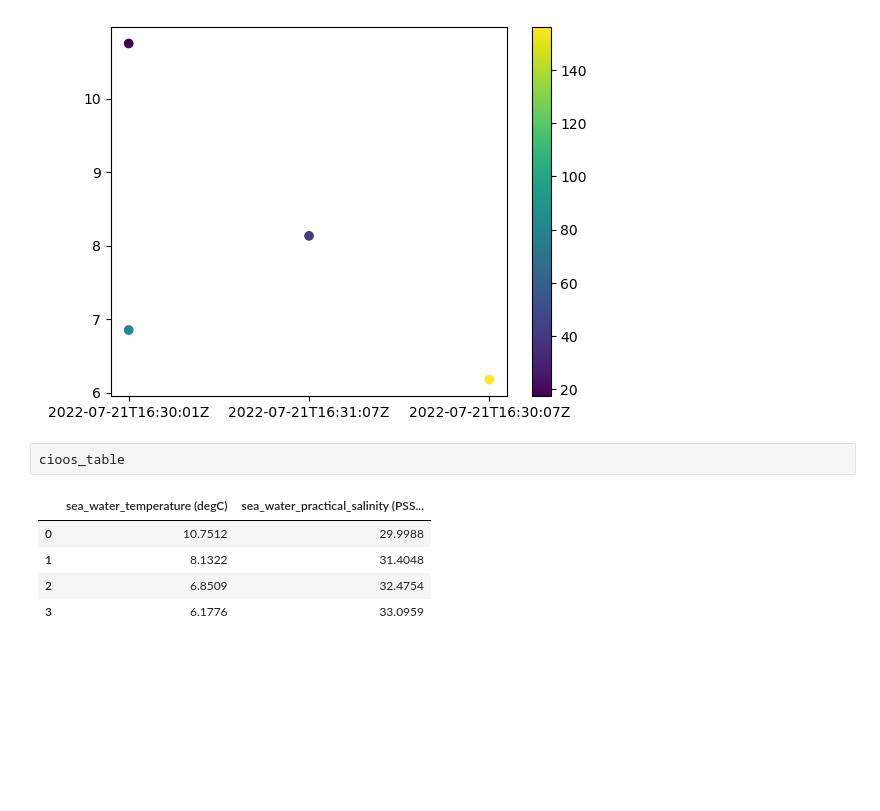
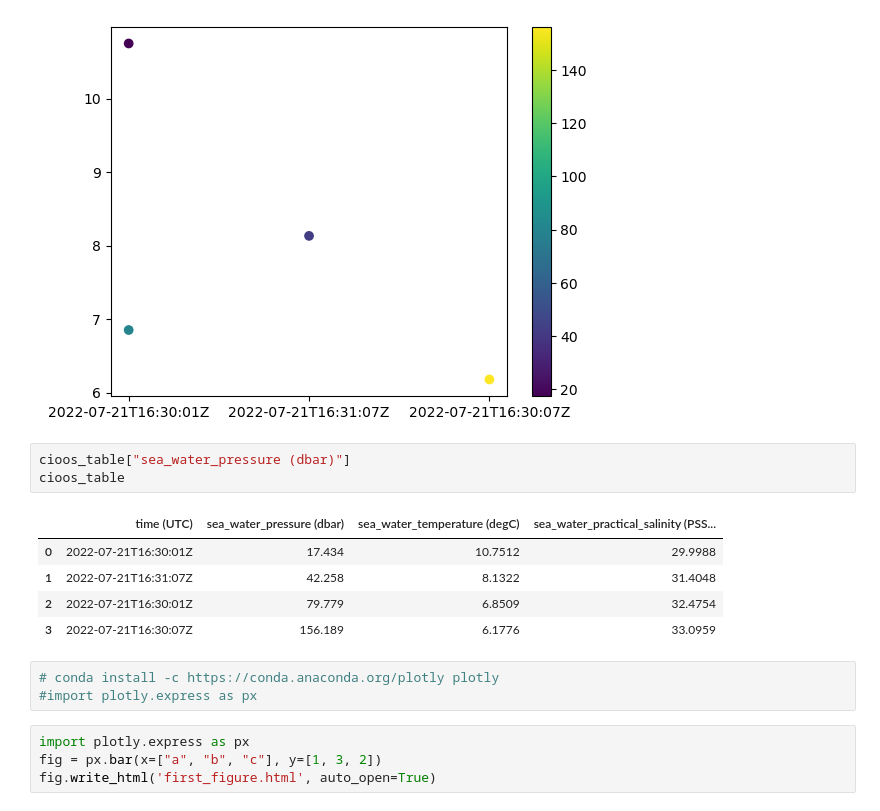
Before and after one commit to oceanhackweek/ohw23_proj_fancymoorings, a Jupyter notebook: erddap_dataaccess.ipynb, the cells around one changed output. Saved outputs shown, nothing was run; the diff lists cells and outputs as text; blank space fills up the shorter version.

```diff
--- a/erddap_dataaccess.ipynb
+++ b/erddap_dataaccess.ipynb
@@ -182,10 +202,18 @@ fig.colorbar(cb,ax=ax)
 <matplotlib.colorbar.Colorbar at 0x...>
 [figure]
 # %%
+cioos_table["sea_water_pressure (dbar)"]
 cioos_table
 # %% [output]
-|  | sea_water_temperature (degC) | sea_water_practical_salinity (PSS... |
-| 0 | 10.7512 | 29.9988 |
-| 1 | 8.1322 | 31.4048 |
-| 2 | 6.8509 | 32.4754 |
-| 3 | 6.1776 | 33.0959 |
+|  | time (UTC) | sea_water_pressure (dbar) | sea_water_temperature (degC) | sea_water_practical_salinity (PSS... |
+| 0 | 2022-07-21T16:30:01Z | 17.434 | 10.7512 | 29.9988 |
+| 1 | 2022-07-21T16:31:07Z | 42.258 | 8.1322 | 31.4048 |
+| 2 | 2022-07-21T16:30:01Z | 79.779 | 6.8509 | 32.4754 |
+| 3 | 2022-07-21T16:30:07Z | 156.189 | 6.1776 | 33.0959 |
+# %%
+# conda install -c https://conda.anaconda.org/plotly plotly
+#import plotly.express as px
+# %%
+import plotly.express as px
+fig = px.bar(x=["a", "b", "c"], y=[1, 3, 2])
+fig.write_html('first_figure.html', auto_open=True)
```
Also changed, not shown: parts of 3 cells of this notebook.
